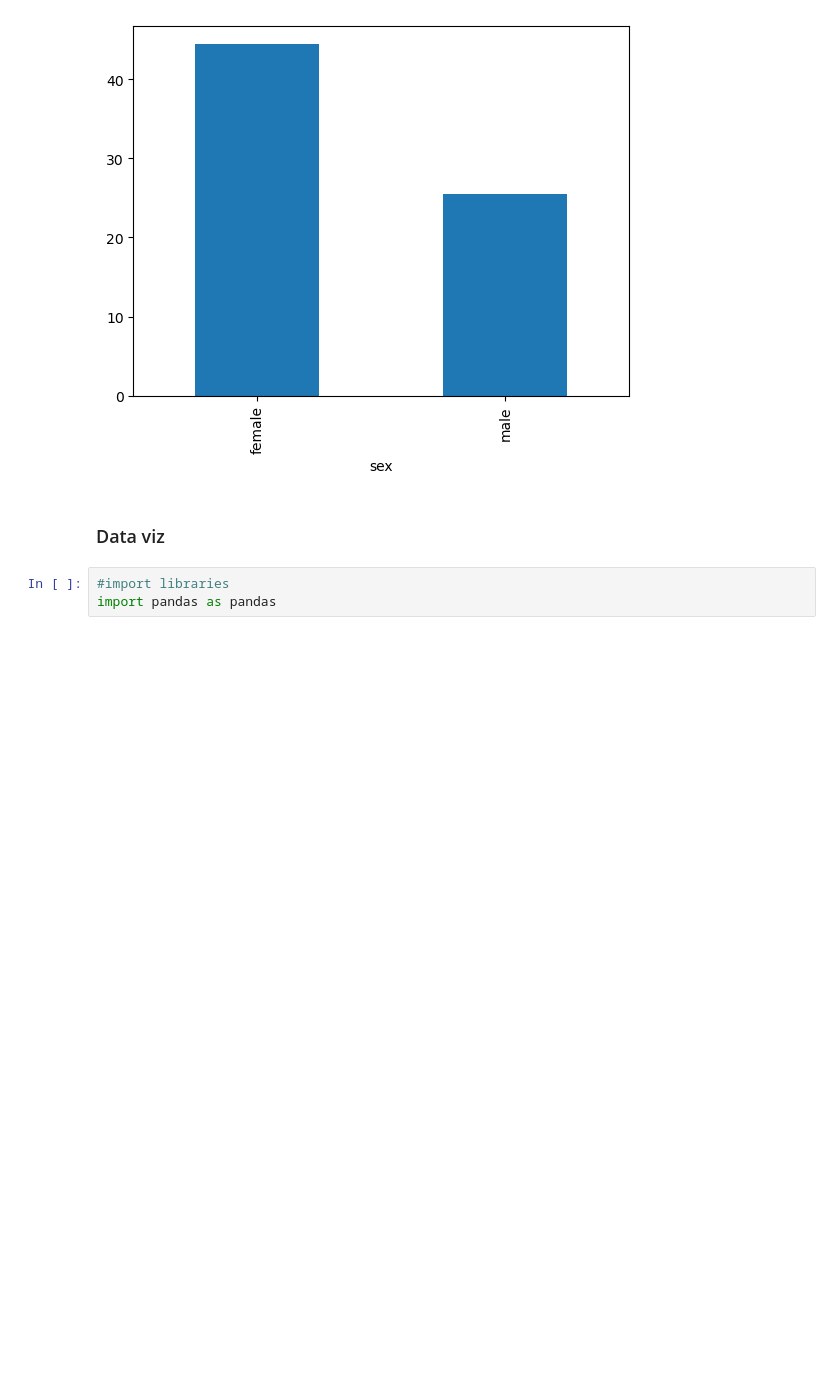
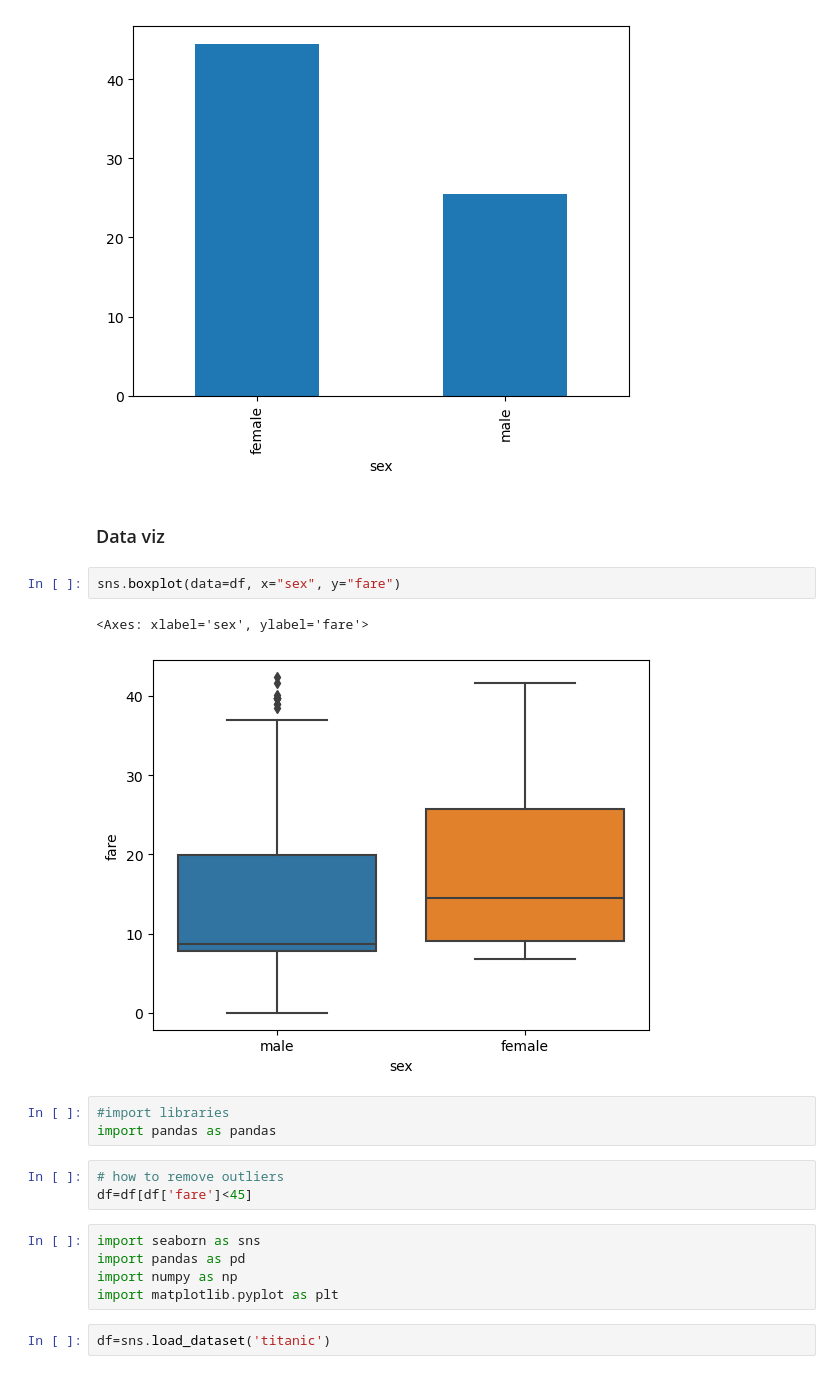
Before and after one commit to MadeehaTassadaq/python_basics, a Jupyter notebook: 06_data_visualization.ipynb, the cells around one changed output. Cells and saved outputs as stored; diff of their text form; blank space fills up the shorter version.

Commit message:
data_visualization

```diff
--- a/06_data_visualization.ipynb
+++ b/06_data_visualization.ipynb
@@ -12,6 +12,21 @@ df.groupby('sex')["fare"].mean().plot(kind='bar')
 [figure]
 # %% [markdown]
 ### Data viz
+# %%
+sns.boxplot(data=df, x="sex", y="fare")
+# %% [output]
+<Axes: xlabel='sex', ylabel='fare'>
+[figure, added]
 # %%
 #import libraries
 import pandas as pandas
+# %%
+# how to remove outliers
+df=df[df['fare']<45]
+# %%
+import seaborn as sns
+import pandas as pd
+import numpy as np
+import matplotlib.pyplot as plt
+# %%
+df=sns.load_dataset('titanic')
```
Also changed, not shown: parts of 10 cells of this notebook, 8 other files.
